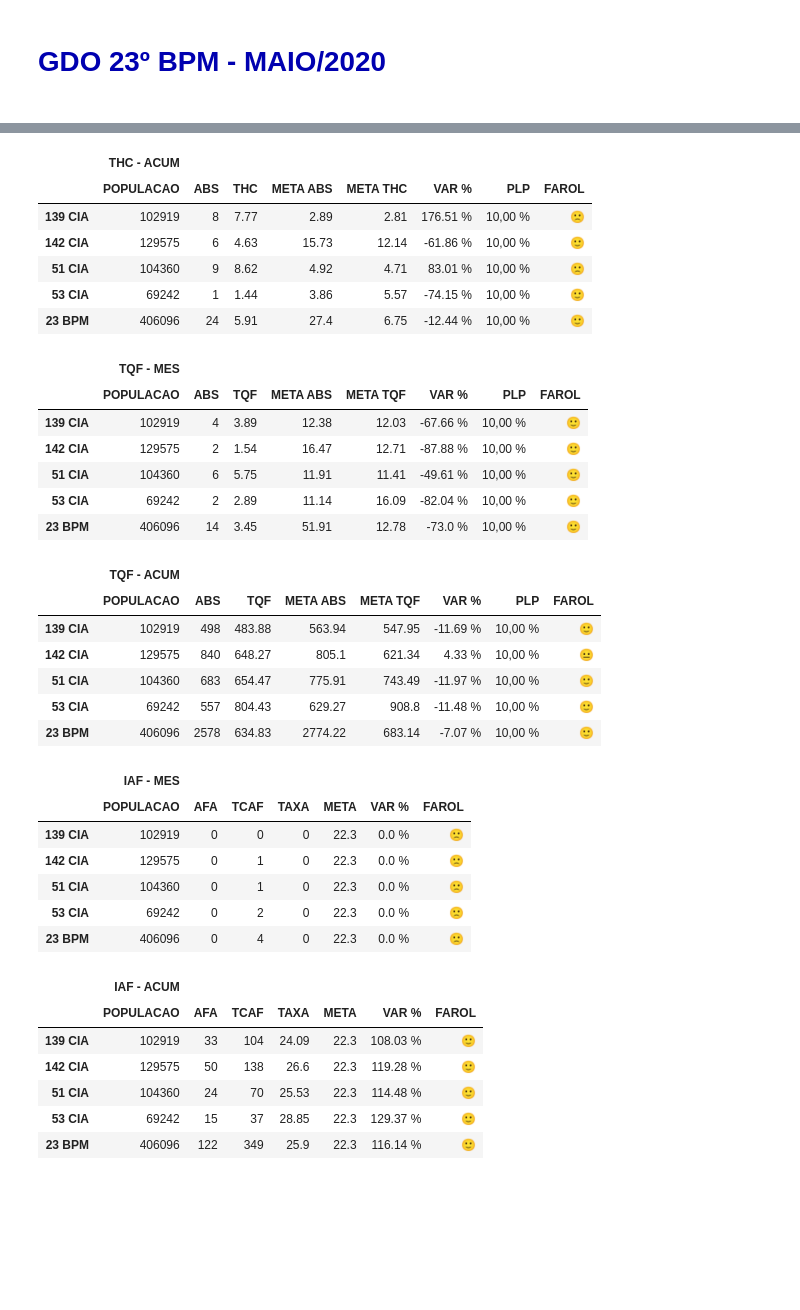
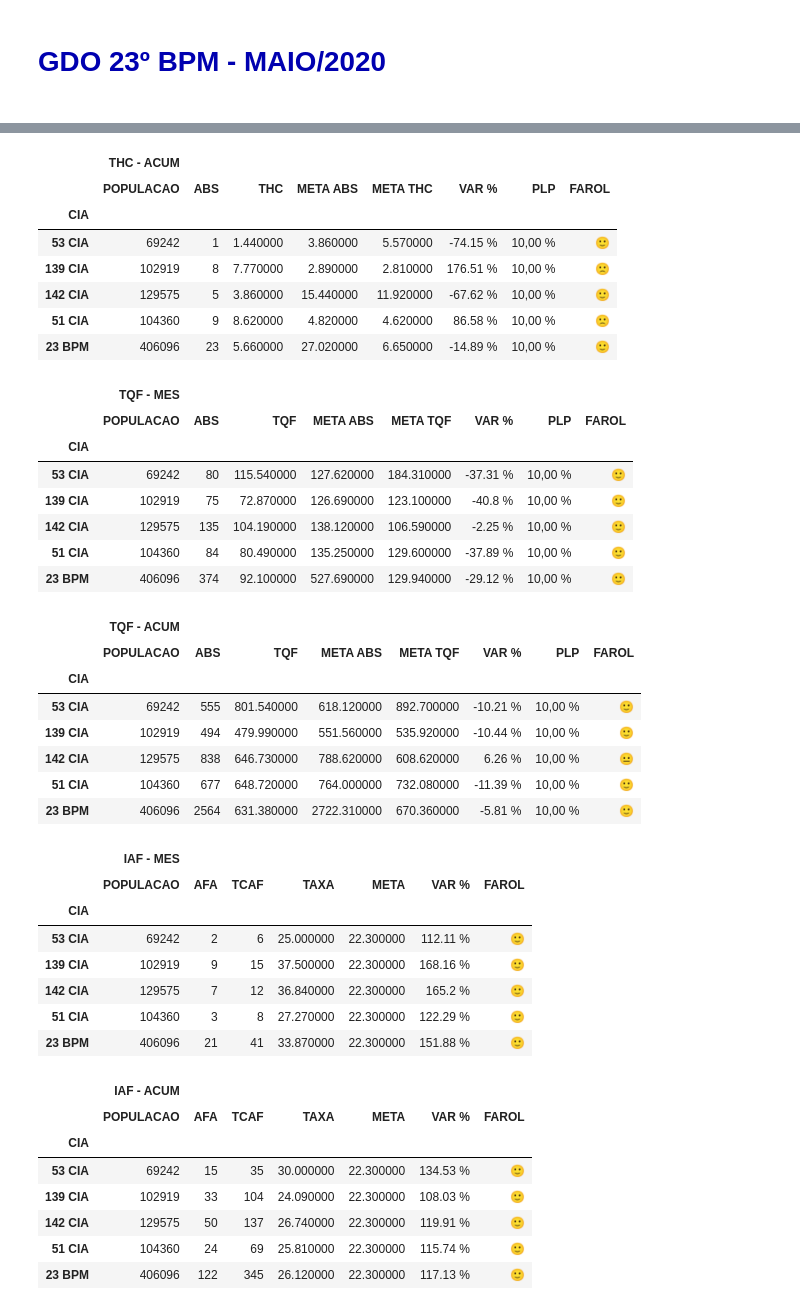
Before and after one commit to WENDEL4891/gdo-pandas, a Jupyter notebook: Dados do Armazém.ipynb, the cells around one changed output, grey strips where cells are left out. Cells and saved outputs as stored; diff of their text form; code cells hidden in the pictures; blank space fills up the shorter version.

```diff
--- a/Dados do Armazém.ipynb
+++ b/Dados do Armazém.ipynb
@@ -1,3 +1,5 @@
 # %% [markdown]
 <h1 style='color: #0000b0'> GDO 23º BPM - MAIO/2020</h1>
 <h2 style='color: #008000'></h2>
+# %%
+pd.options.display.max_rows = 999
@@ -4,6 +103,6 @@
 # %%
 %run -i funcs_armazem.py
-bd_dados, tables = get_gdo_tables('parcial')
-# bd_dados, tables = get_gdo_tables('mes_fechado', 5)
+# bd_dados, tables = get_gdo_tables('parcial')
+bd_dados, tables = get_gdo_tables('mes_fechado', 5)
 show_tables(tables)
 # %% [output]
@@ -47,37 +149,42 @@ WARNING *** OLE2 inconsistency: SSCS size is 0 but SSAT size is non-zero
 |  | THC - ACUM |  |  |  |  |  |  |  |
 |  | POPULACAO | ABS | THC | META ABS | META THC | VAR % | PLP | FAROL |
-| 139 CIA | 102919 | 8 | 7.77 | 2.89 | 2.81 | 176.51 % | 10,00 % | 🙁 |
-| 142 CIA | 129575 | 6 | 4.63 | 15.73 | 12.14 | -61.86 % | 10,00 % | 🙂 |
-| 51 CIA | 104360 | 9 | 8.62 | 4.92 | 4.71 | 83.01 % | 10,00 % | 🙁 |
-| 53 CIA | 69242 | 1 | 1.44 | 3.86 | 5.57 | -74.15 % | 10,00 % | 🙂 |
-| 23 BPM | 406096 | 24 | 5.91 | 27.4 | 6.75 | -12.44 % | 10,00 % | 🙂 |
+| CIA |  |  |  |  |  |  |  |  |
+| 53 CIA | 69242 | 1 | 1.440000 | 3.860000 | 5.570000 | -74.15 % | 10,00 % | 🙂 |
+| 139 CIA | 102919 | 8 | 7.770000 | 2.890000 | 2.810000 | 176.51 % | 10,00 % | 🙁 |
+| 142 CIA | 129575 | 5 | 3.860000 | 15.440000 | 11.920000 | -67.62 % | 10,00 % | 🙂 |
+| 51 CIA | 104360 | 9 | 8.620000 | 4.820000 | 4.620000 | 86.58 % | 10,00 % | 🙁 |
+| 23 BPM | 406096 | 23 | 5.660000 | 27.020000 | 6.650000 | -14.89 % | 10,00 % | 🙂 |
 |  | TQF - MES |  |  |  |  |  |  |  |
 |  | POPULACAO | ABS | TQF | META ABS | META TQF | VAR % | PLP | FAROL |
-| 139 CIA | 102919 | 4 | 3.89 | 12.38 | 12.03 | -67.66 % | 10,00 % | 🙂 |
-| 142 CIA | 129575 | 2 | 1.54 | 16.47 | 12.71 | -87.88 % | 10,00 % | 🙂 |
-| 51 CIA | 104360 | 6 | 5.75 | 11.91 | 11.41 | -49.61 % | 10,00 % | 🙂 |
-| 53 CIA | 69242 | 2 | 2.89 | 11.14 | 16.09 | -82.04 % | 10,00 % | 🙂 |
-| 23 BPM | 406096 | 14 | 3.45 | 51.91 | 12.78 | -73.0 % | 10,00 % | 🙂 |
+| CIA |  |  |  |  |  |  |  |  |
+| 53 CIA | 69242 | 80 | 115.540000 | 127.620000 | 184.310000 | -37.31 % | 10,00 % | 🙂 |
+| 139 CIA | 102919 | 75 | 72.870000 | 126.690000 | 123.100000 | -40.8 % | 10,00 % | 🙂 |
+| 142 CIA | 129575 | 135 | 104.190000 | 138.120000 | 106.590000 | -2.25 % | 10,00 % | 🙂 |
+| 51 CIA | 104360 | 84 | 80.490000 | 135.250000 | 129.600000 | -37.89 % | 10,00 % | 🙂 |
+| 23 BPM | 406096 | 374 | 92.100000 | 527.690000 | 129.940000 | -29.12 % | 10,00 % | 🙂 |
 |  | TQF - ACUM |  |  |  |  |  |  |  |
 |  | POPULACAO | ABS | TQF | META ABS | META TQF | VAR % | PLP | FAROL |
-| 139 CIA | 102919 | 498 | 483.88 | 563.94 | 547.95 | -11.69 % | 10,00 % | 🙂 |
-| 142 CIA | 129575 | 840 | 648.27 | 805.1 | 621.34 | 4.33 % | 10,00 % | 😐 |
-| 51 CIA | 104360 | 683 | 654.47 | 775.91 | 743.49 | -11.97 % | 10,00 % | 🙂 |
-| 53 CIA | 69242 | 557 | 804.43 | 629.27 | 908.8 | -11.48 % | 10,00 % | 🙂 |
-| 23 BPM | 406096 | 2578 | 634.83 | 2774.22 | 683.14 | -7.07 % | 10,00 % | 🙂 |
+| CIA |  |  |  |  |  |  |  |  |
+| 53 CIA | 69242 | 555 | 801.540000 | 618.120000 | 892.700000 | -10.21 % | 10,00 % | 🙂 |
+| 139 CIA | 102919 | 494 | 479.990000 | 551.560000 | 535.920000 | -10.44 % | 10,00 % | 🙂 |
+| 142 CIA | 129575 | 838 | 646.730000 | 788.620000 | 608.620000 | 6.26 % | 10,00 % | 😐 |
+| 51 CIA | 104360 | 677 | 648.720000 | 764.000000 | 732.080000 | -11.39 % | 10,00 % | 🙂 |
+| 23 BPM | 406096 | 2564 | 631.380000 | 2722.310000 | 670.360000 | -5.81 % | 10,00 % | 🙂 |
 |  | IAF - MES |  |  |  |  |  |  |
 |  | POPULACAO | AFA | TCAF | TAXA | META | VAR % | FAROL |
-| 139 CIA | 102919 | 0 | 0 | 0 | 22.3 | 0.0 % | 🙁 |
-| 142 CIA | 129575 | 0 | 1 | 0 | 22.3 | 0.0 % | 🙁 |
-| 51 CIA | 104360 | 0 | 1 | 0 | 22.3 | 0.0 % | 🙁 |
-| 53 CIA | 69242 | 0 | 2 | 0 | 22.3 | 0.0 % | 🙁 |
-| 23 BPM | 406096 | 0 | 4 | 0 | 22.3 | 0.0 % | 🙁 |
+| CIA |  |  |  |  |  |  |  |
+| 53 CIA | 69242 | 2 | 6 | 25.000000 | 22.300000 | 112.11 % | 🙂 |
+| 139 CIA | 102919 | 9 | 15 | 37.500000 | 22.300000 | 168.16 % | 🙂 |
+| 142 CIA | 129575 | 7 | 12 | 36.840000 | 22.300000 | 165.2 % | 🙂 |
+| 51 CIA | 104360 | 3 | 8 | 27.270000 | 22.300000 | 122.29 % | 🙂 |
+| 23 BPM | 406096 | 21 | 41 | 33.870000 | 22.300000 | 151.88 % | 🙂 |
 |  | IAF - ACUM |  |  |  |  |  |  |
 |  | POPULACAO | AFA | TCAF | TAXA | META | VAR % | FAROL |
-| 139 CIA | 102919 | 33 | 104 | 24.09 | 22.3 | 108.03 % | 🙂 |
-| 142 CIA | 129575 | 50 | 138 | 26.6 | 22.3 | 119.28 % | 🙂 |
-| 51 CIA | 104360 | 24 | 70 | 25.53 | 22.3 | 114.48 % | 🙂 |
-| 53 CIA | 69242 | 15 | 37 | 28.85 | 22.3 | 129.37 % | 🙂 |
-| 23 BPM | 406096 | 122 | 349 | 25.9 | 22.3 | 116.14 % | 🙂 |
+| CIA |  |  |  |  |  |  |  |
+| 53 CIA | 69242 | 15 | 35 | 30.000000 | 22.300000 | 134.53 % | 🙂 |
+| 139 CIA | 102919 | 33 | 104 | 24.090000 | 22.300000 | 108.03 % | 🙂 |
+| 142 CIA | 129575 | 50 | 137 | 26.740000 | 22.300000 | 119.91 % | 🙂 |
+| 51 CIA | 104360 | 24 | 69 | 25.810000 | 22.300000 | 115.74 % | 🙂 |
+| 23 BPM | 406096 | 122 | 345 | 26.120000 | 22.300000 | 117.13 % | 🙂 |
 |  | TRI - MES |  |  |  |  |  |  |
 |  | POPULACAO | NPAA | TRCV | TAXA | META | VAR % | FAROL |
```
Also changed, not shown: parts of 7 cells of this notebook, 6 other files.
